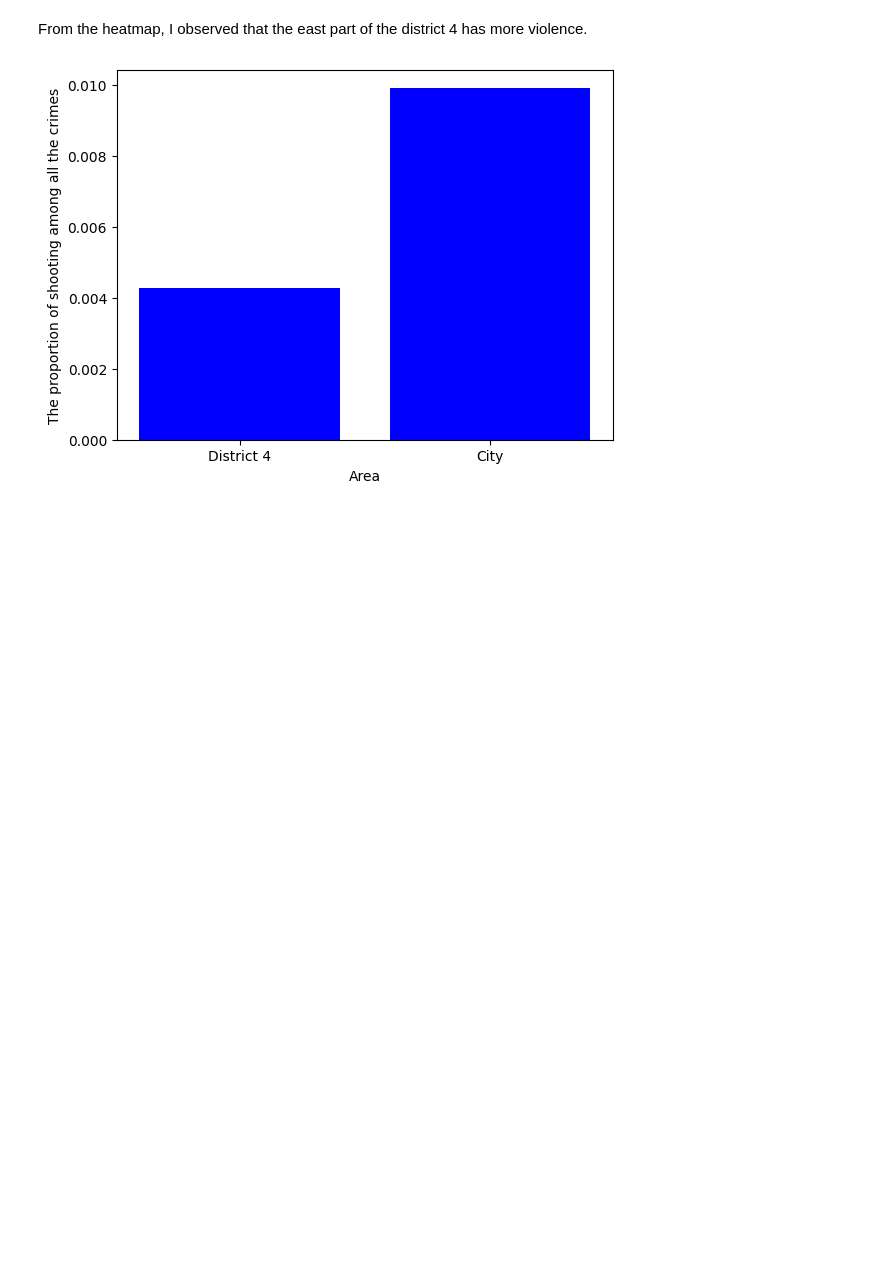
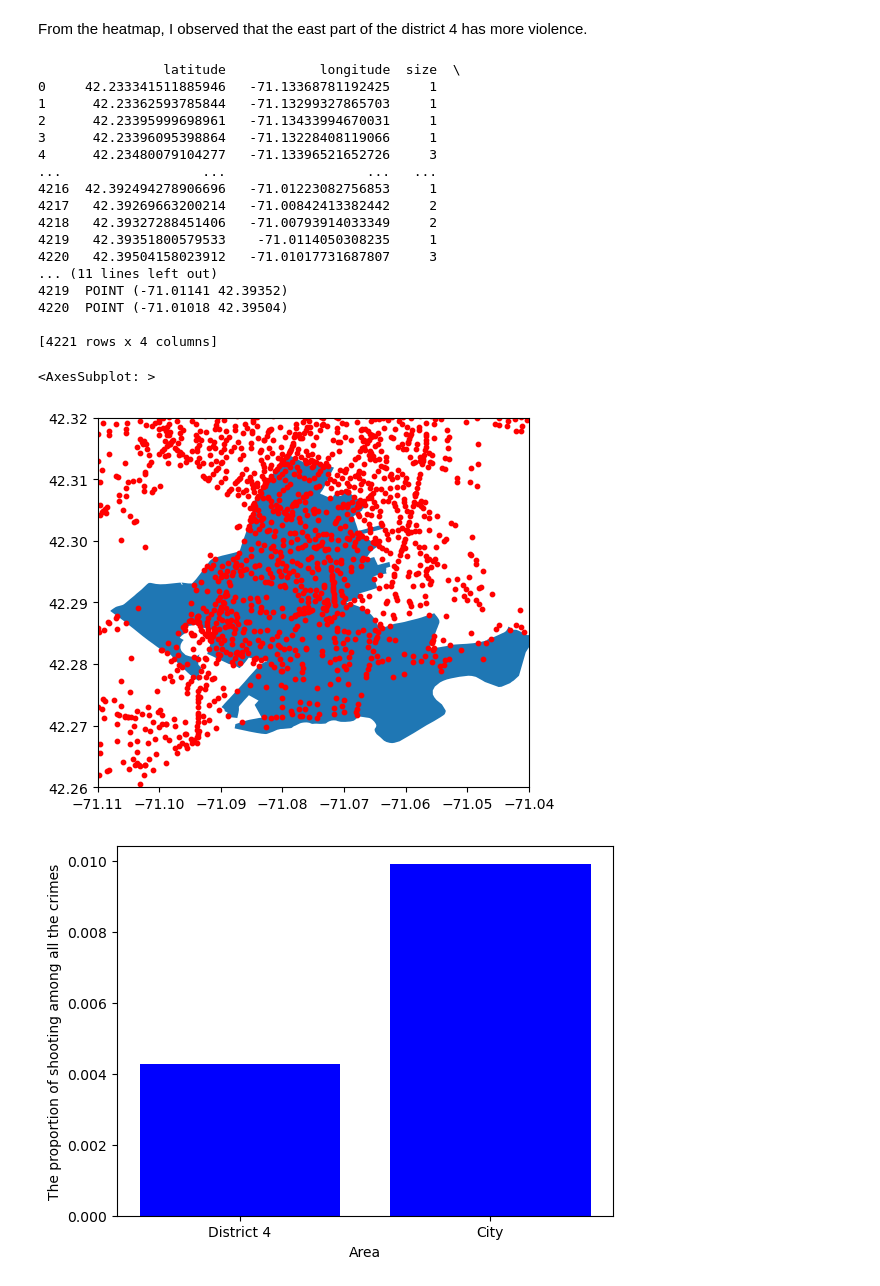
Before and after one commit to BU-Spark/ds-councilor-worrell-gun-violence, a Jupyter notebook: spring23-team-2/deliverables/deliverables 1/pattern.ipynb, the cells around one changed output. Drawn from its saved outputs; the diff is of its cells as text; code cells hidden in the pictures; blank space fills up the shorter version.

```diff
--- a/spring23-team-2/deliverables/deliverables 1/pattern.ipynb
+++ b/spring23-team-2/deliverables/deliverables 1/pattern.ipynb
@@ -69,9 +69,6 @@ gender=(d4shooting['victim_race'].value_counts()/d4shooting.shape[0]).plot(kind=
 The ratio of black or african american victim is much higher than the ratio of white victim.
 # %%
 violence=pd.read_csv('../../data/violence.csv')
-# print(violence.head(1))
-violence=violence.loc[violence['DISTRICT']=='D4',:]
-#print(violence['SHOOTING'].value_counts())
 # %% [markdown]
 The observation shows that out of the total number of violence incidents, only 6 involved the use of guns, while 1339 incidents did not involve any gunshots.
 # %%
@@ -93,6 +90,40 @@ base_map
 [interactive output not drawn]
 # %% [markdown]
 From the heatmap, I observed that the east part of the district 4 has more violence.
+# %%
+import geopandas as gpd
+shape=gpd.read_file("../../data/City_Council_Districts_-_Effective_for_the_2023_Municipal_Election.geojson")
+# get the district 4 map
+d4=shape[shape['DISTRICT']==4]
+# Convert the dataframe to a geopandas GeoDataFrame
+geometry = gpd.points_from_xy(map_data.longitude, map_data.latitude)
+locations_gdf = gpd.GeoDataFrame(map_data, geometry=geometry)
+print(locations_gdf)
+# Plot the map with the locations
+ax = d4.plot()
+ax.set_xlim(-71.11, -71.04)
+ax.set_ylim(42.26, 42.32)
+locations_gdf.plot(ax=ax, marker='o', color='red', markersize=10)
+# %% [output]
+                latitude            longitude  size  \
+0     42.233341511885946   -71.13368781192425     1
+1      42.23362593785844   -71.13299327865703     1
+2      42.23395999698961   -71.13433994670031     1
+3      42.23396095398864   -71.13228408119066     1
+4      42.23480079104277   -71.13396521652726     3
+...                  ...                  ...   ...
+4216  42.392494278906696   -71.01223082756853     1
+4217   42.39269663200214   -71.00842413382442     2
+4218   42.39327288451406   -71.00793914033349     2
+4219   42.39351800579533    -71.0114050308235     1
+4220   42.39504158023912   -71.01017731687807     3
+... (11 lines left out)
+4219  POINT (-71.01141 42.39352)
+4220  POINT (-71.01018 42.39504)
+
+[4221 rows x 4 columns]
+<AxesSubplot: >
+[figure, added]
 # %%
 import pandas as pd
 
```
